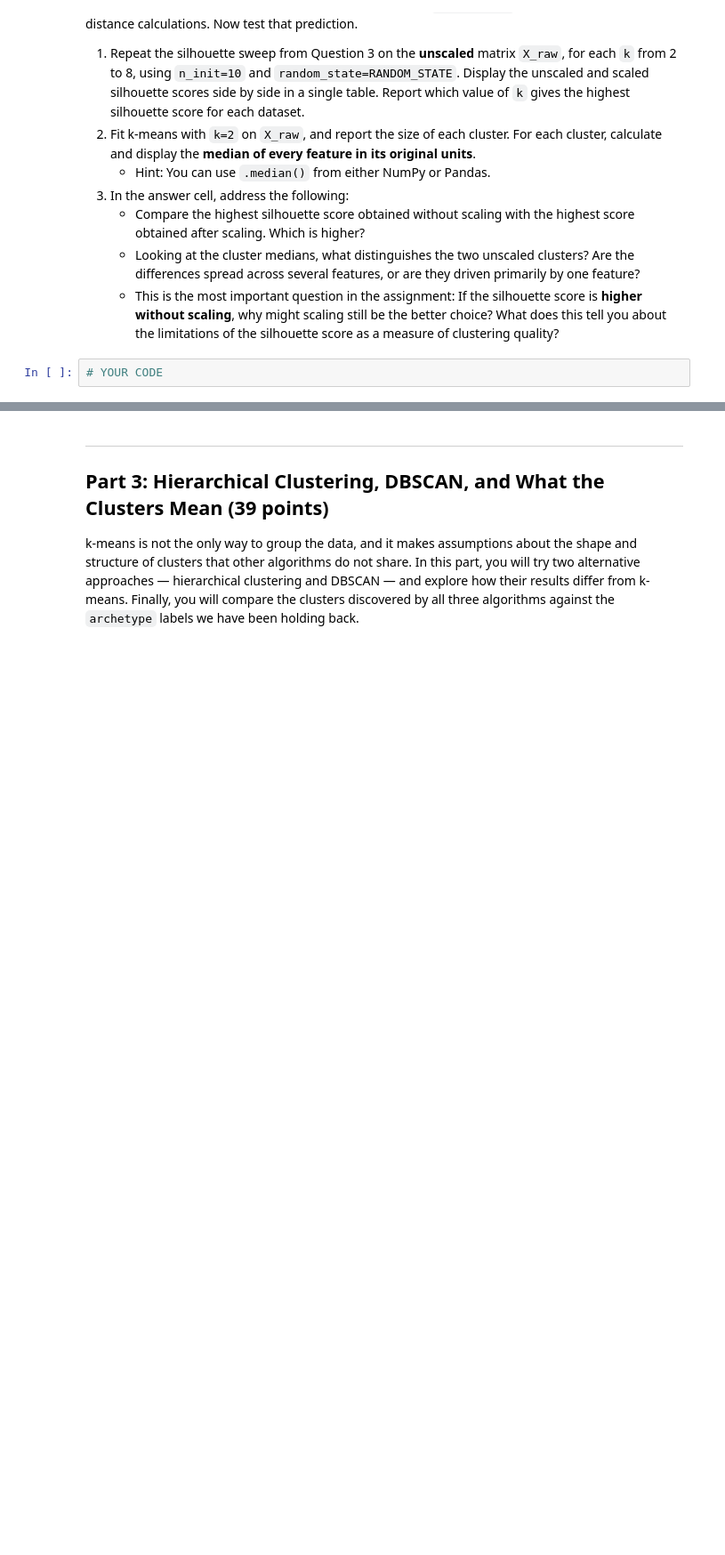
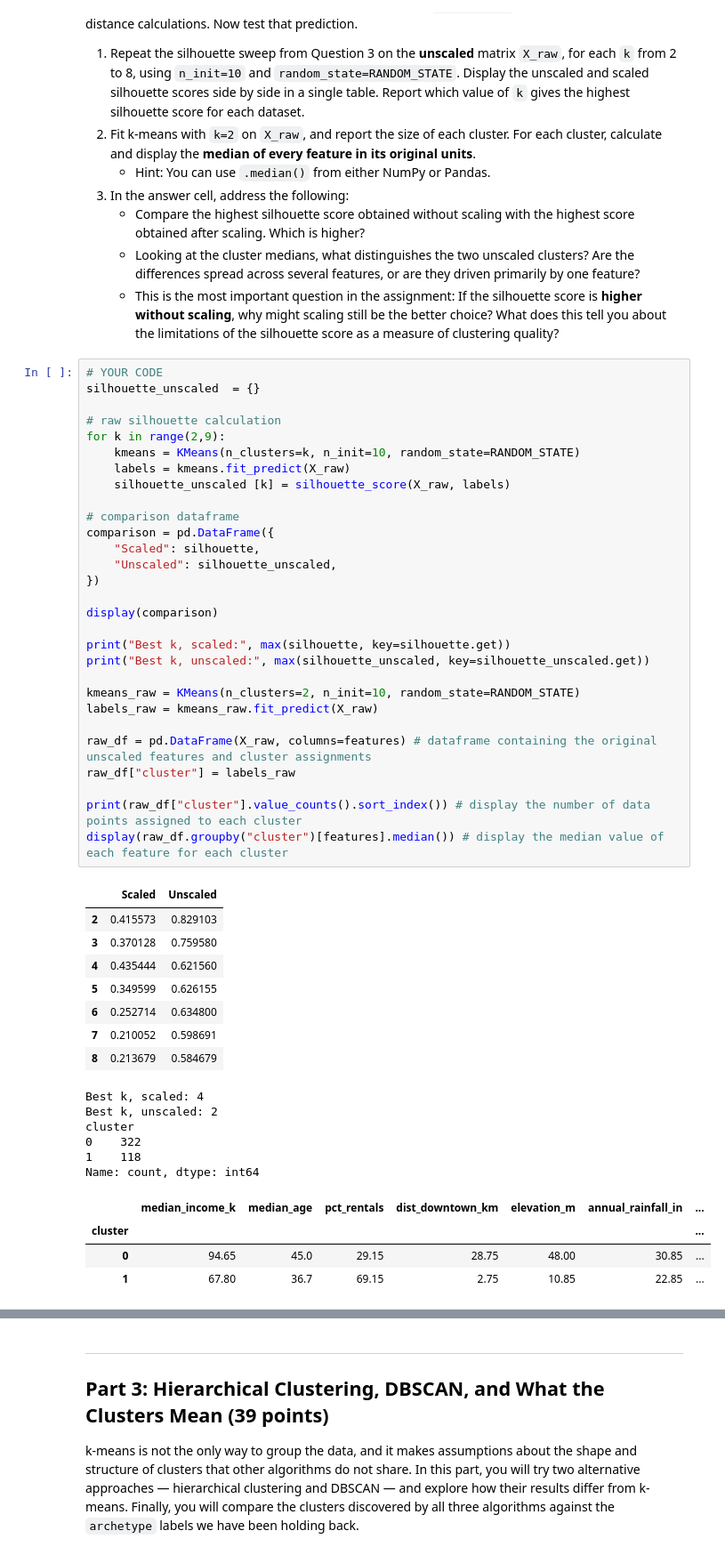
Before and after one commit to DennnnyH/ICS-235-ML-Methods, a Jupyter notebook: Assignment_4/HuangDenny_4.ipynb, the cells around one changed output, grey strips where cells are left out. Shown at 89% size. Saved outputs shown, nothing was run; the diff lists cells and outputs as text; blank space fills up the shorter version.

```diff
--- a/Assignment_4/HuangDenny_4.ipynb
+++ b/Assignment_4/HuangDenny_4.ipynb
@@ -323,3 +398,49 @@ In Part 1, you predicted that without scaling, differences in `pop_density` woul
    - This is the most important question in the assignment: If the silhouette score is **higher without scaling**, why might scaling still be the better choice? What does this tell you about the limitations of the silhouette score as a measure of clustering quality?
 # %%
 # YOUR CODE
+silhouette_unscaled  = {}
+
+# raw silhouette calculation
+for k in range(2,9):
+    kmeans = KMeans(n_clusters=k, n_init=10, random_state=RANDOM_STATE)
+    labels = kmeans.fit_predict(X_raw)
+    silhouette_unscaled [k] = silhouette_score(X_raw, labels)
+
+# comparison dataframe
+comparison = pd.DataFrame({
+    "Scaled": silhouette,
+    "Unscaled": silhouette_unscaled,
+})
+
+display(comparison)
+
+print("Best k, scaled:", max(silhouette, key=silhouette.get))
+print("Best k, unscaled:", max(silhouette_unscaled, key=silhouette_unscaled.get))
+
+kmeans_raw = KMeans(n_clusters=2, n_init=10, random_state=RANDOM_STATE)
+labels_raw = kmeans_raw.fit_predict(X_raw)
+
+raw_df = pd.DataFrame(X_raw, columns=features) # dataframe containing the original unscaled features and cluster assignments
+raw_df["cluster"] = labels_raw
+
+print(raw_df["cluster"].value_counts().sort_index()) # display the number of data points assigned to each cluster
+display(raw_df.groupby("cluster")[features].median()) # display the median value of each feature for each cluster
+# %% [output]
+|  | Scaled | Unscaled |
+| 2 | 0.415573 | 0.829103 |
+| 3 | 0.370128 | 0.759580 |
+| 4 | 0.435444 | 0.621560 |
+| 5 | 0.349599 | 0.626155 |
+| 6 | 0.252714 | 0.634800 |
+| 7 | 0.210052 | 0.598691 |
+| 8 | 0.213679 | 0.584679 |
+Best k, scaled: 4
+Best k, unscaled: 2
+cluster
+0    322
+1    118
+Name: count, dtype: int64
+|  | median_income_k | median_age | pct_rentals | dist_downtown_km | elevation_m | annual_rainfall_in | ... |
+| cluster |  |  |  |  |  |  | ... |
+| 0 | 94.65 | 45.0 | 29.15 | 28.75 | 48.00 | 30.85 | ... |
+| 1 | 67.80 | 36.7 | 69.15 | 2.75 | 10.85 | 22.85 | ... |
```
Also changed, not shown: parts of 11 cells of this notebook.
